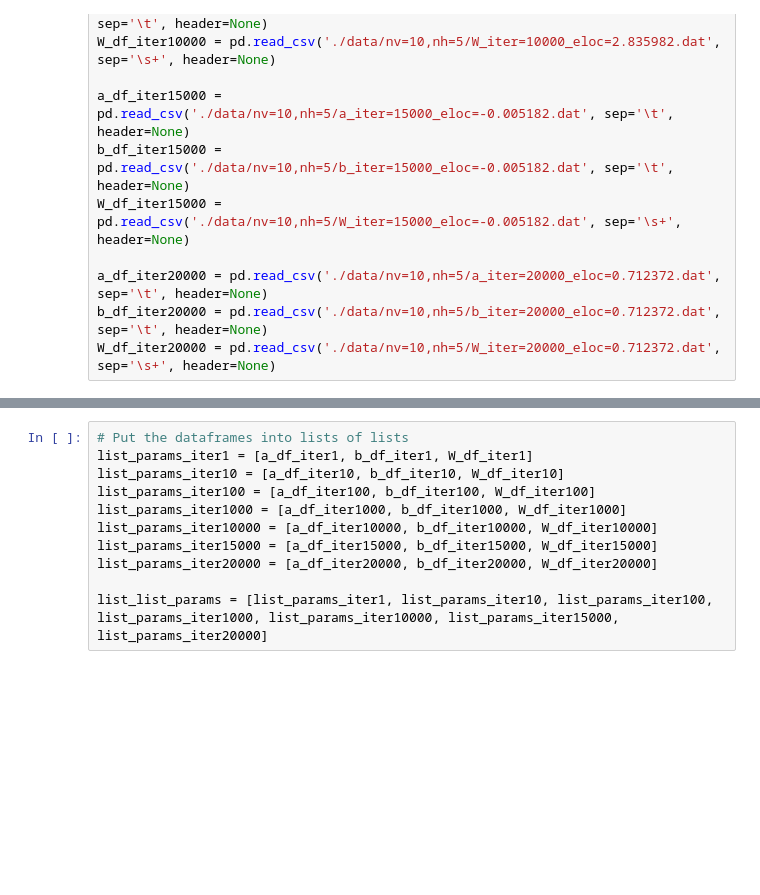
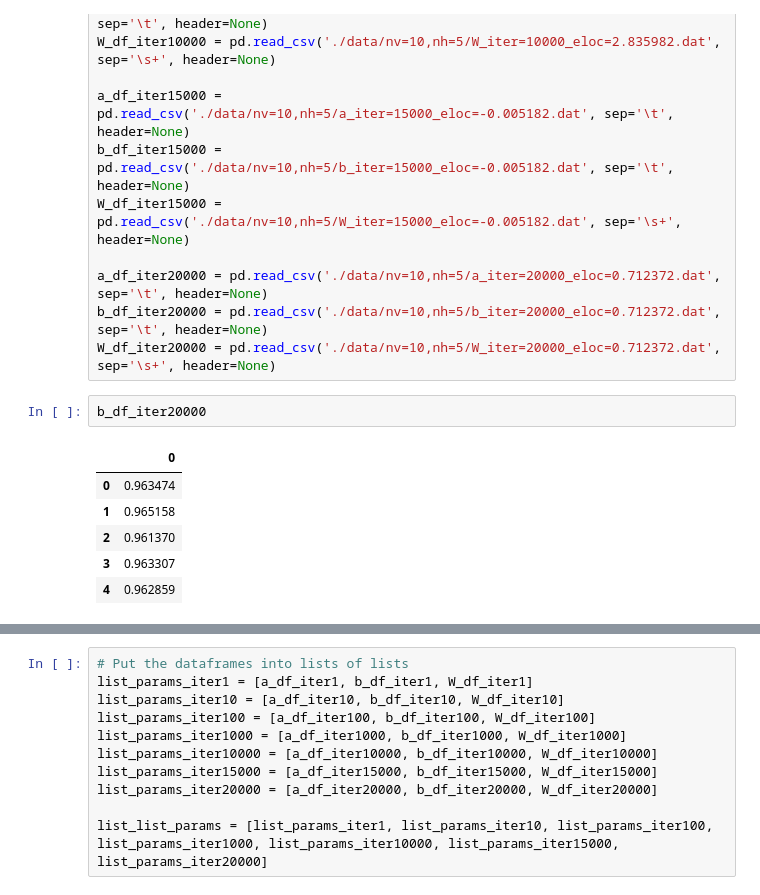
Before and after one commit to INASIC/NQS, a Jupyter notebook: RBM Particle in Box/plotting trained wavefunctions ... nv_=10, nh_ = 5.ipynb, the cells around one changed output, grey strips where cells are left out. Drawn from its saved outputs; the diff is of its cells as text; blank space fills up the shorter version.

```diff
--- a/RBM Particle in Box/plotting trained wavefunctions ... nv_=10, nh_ = 5.ipynb
+++ b/RBM Particle in Box/plotting trained wavefunctions ... nv_=10, nh_ = 5.ipynb
@@ -81,3 +81,12 @@ W_df_iter15000 = pd.read_csv('./data/nv=10,nh=5/W_iter=15000_eloc=-0.005182.dat'
 a_df_iter20000 = pd.read_csv('./data/nv=10,nh=5/a_iter=20000_eloc=0.712372.dat', sep='\t', header=None)
 b_df_iter20000 = pd.read_csv('./data/nv=10,nh=5/b_iter=20000_eloc=0.712372.dat', sep='\t', header=None)
 W_df_iter20000 = pd.read_csv('./data/nv=10,nh=5/W_iter=20000_eloc=0.712372.dat', sep='\s+', header=None)
+# %%
+b_df_iter20000
+# %% [output]
+|  | 0 |
+| 0 | 0.963474 |
+| 1 | 0.965158 |
+| 2 | 0.961370 |
+| 3 | 0.963307 |
+| 4 | 0.962859 |
```
Also changed, not shown: parts of 8 cells of this notebook, 23 other files.
